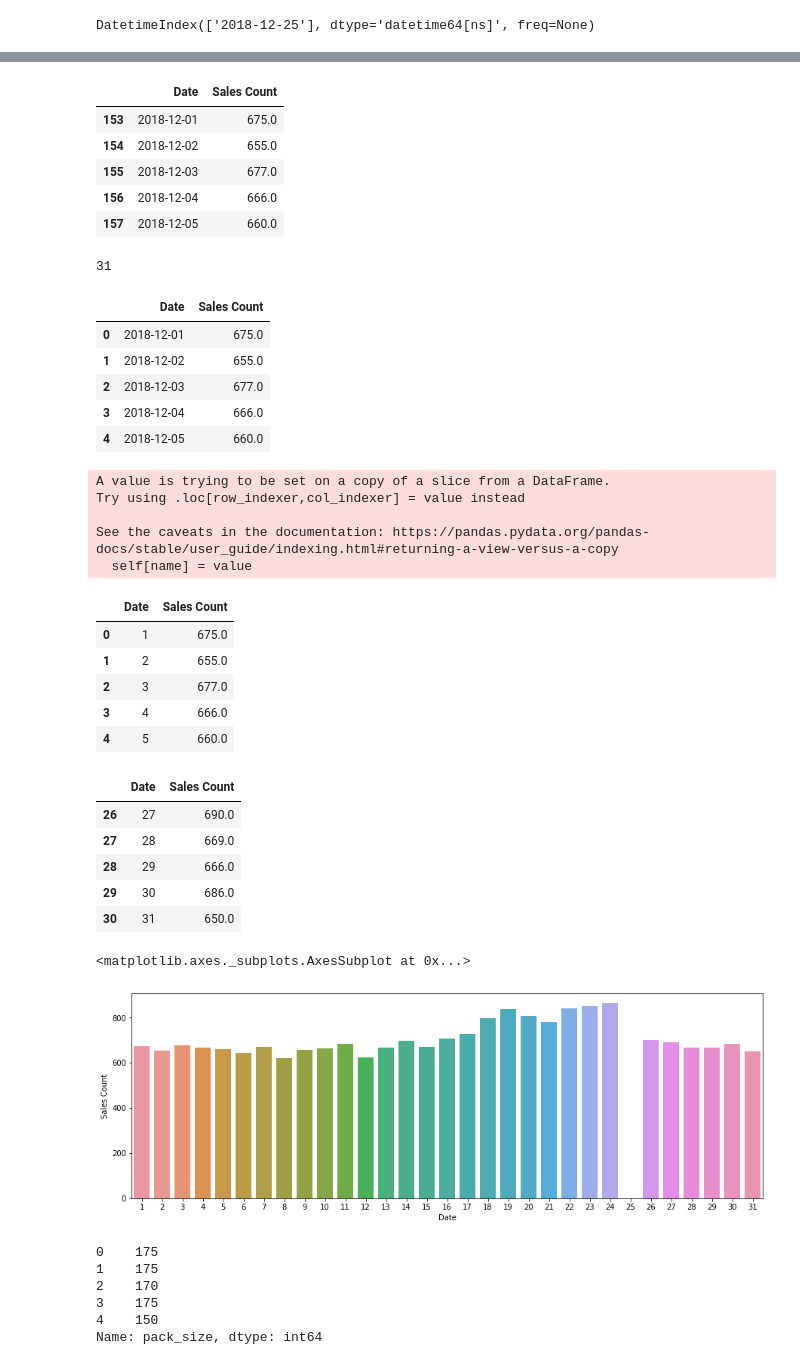
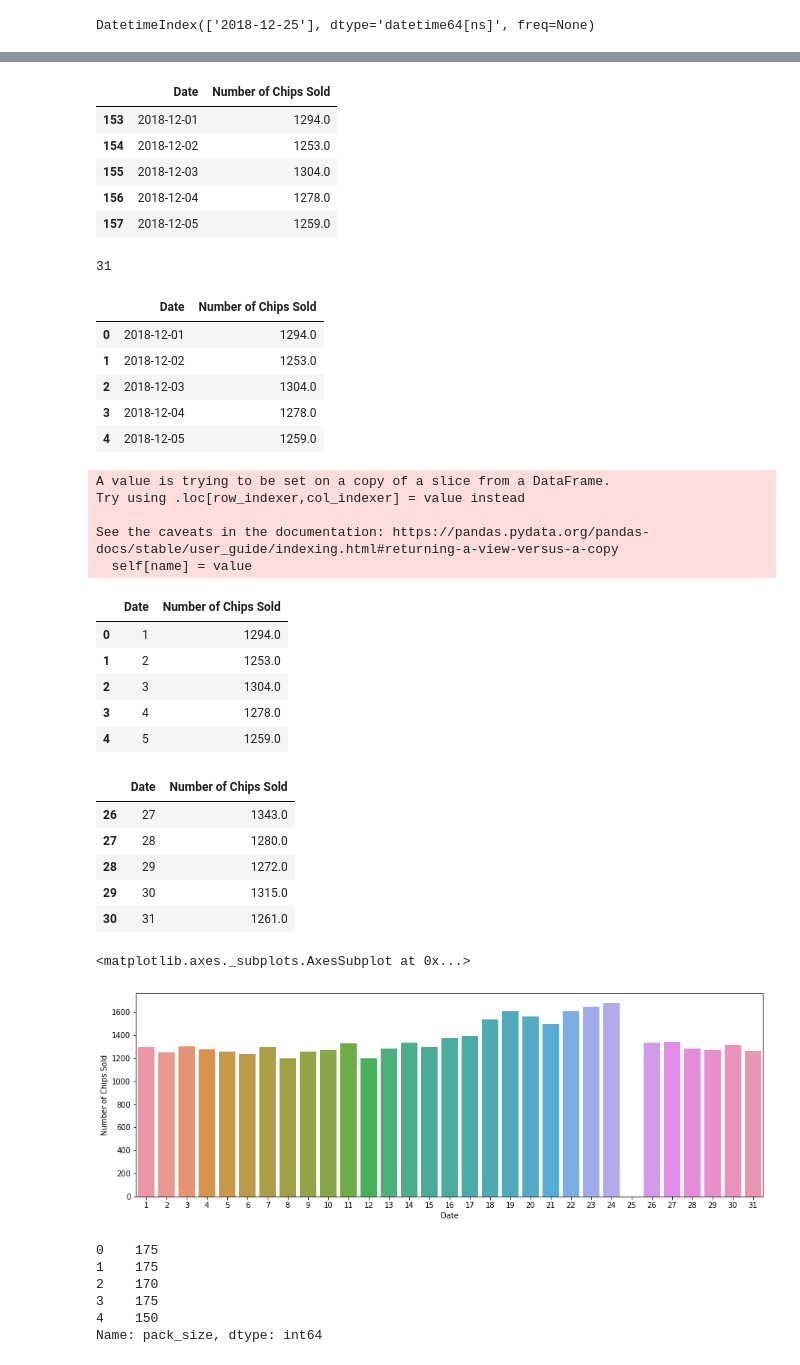
Before and after one commit to Johnson-a-hash/quantium-virtual-program, a Jupyter notebook: Quantium Module 1.ipynb, the cells around one changed output, grey strips where cells are left out. Drawn from its saved outputs; the diff is of its cells as text; code cells hidden in the pictures.

```diff
--- a/Quantium Module 1.ipynb
+++ b/Quantium Module 1.ipynb
@@ -140,12 +148,6 @@ transactionData['newdate'].head()
 3   2018-08-17
 4   2018-08-18
 Name: newdate, dtype: datetime64[ns]
-# %%
-# Create 'year', 'month' and 'day' features form 'newdate'
-
-transactionData['year'] = [t.year for t in pd.DatetimeIndex(transactionData.newdate)]
-transactionData['month'] = [t.month for t in pd.DatetimeIndex(transactionData.newdate)]
-transactionData['day'] = [t.day for t in pd.DatetimeIndex(transactionData.newdate)]
 # %%
 transactionData.head()
 # %% [output]
@@ -329,6 +346,6 @@ DatetimeIndex(['2018-12-25'], dtype='datetime64[ns]', freq=None)
 # %%
 # Create a new dataframe which contains the the number of transactions for each date
 
-a = pd.pivot_table(transactionData, values = 'TOT_SALES', index = 'newdate', aggfunc = 'count')
+a = pd.pivot_table(transactionData, values = 'PROD_QTY', index = 'newdate', aggfunc = 'sum')
 a.head()
 # %% [output]
@@ -342,5 +359,5 @@ a.head()
 # %%
 b = pd.DataFrame(index = pd.date_range(start = '2018-07-01', end = '2019-06-30'))
-b['TOT_SALES'] = 0
+b['PROD_QTY'] = 0
 b
 # %% [output]
@@ -372,5 +389,5 @@ c.head()
 # %%
 c.index.name = 'Date'
-c.rename(columns = {'TOT_SALES': 'Sales Count'}, inplace = True)
+c.rename(columns = {'PROD_QTY': 'Number of Chips Sold'}, inplace = True)
 c.head()
 # %% [output]
@@ -403,12 +438,12 @@ c.head()
 c_december = c[(c.Date < "2019-01-01") & (c.Date > "2018-11-30")]
 c_december.head()
 # %% [output]
-|  | Date | Sales Count |
-| 153 | 2018-12-01 | 675.0 |
-| 154 | 2018-12-02 | 655.0 |
-| 155 | 2018-12-03 | 677.0 |
-| 156 | 2018-12-04 | 666.0 |
-| 157 | 2018-12-05 | 660.0 |
+|  | Date | Number of Chips Sold |
+| 153 | 2018-12-01 | 1294.0 |
+| 154 | 2018-12-02 | 1253.0 |
+| 155 | 2018-12-03 | 1304.0 |
+| 156 | 2018-12-04 | 1278.0 |
+| 157 | 2018-12-05 | 1259.0 |
 # %%
 len(c_december)
 # %% [output]
@@ -417,12 +452,12 @@ len(c_december)
 c_december.reset_index(drop = True, inplace = True)
 c_december.head()
 # %% [output]
-|  | Date | Sales Count |
-| 0 | 2018-12-01 | 675.0 |
-| 1 | 2018-12-02 | 655.0 |
-| 2 | 2018-12-03 | 677.0 |
-| 3 | 2018-12-04 | 666.0 |
-| 4 | 2018-12-05 | 660.0 |
+|  | Date | Number of Chips Sold |
+| 0 | 2018-12-01 | 1294.0 |
+| 1 | 2018-12-02 | 1253.0 |
+| 2 | 2018-12-03 | 1304.0 |
+| 3 | 2018-12-04 | 1278.0 |
+| 4 | 2018-12-05 | 1259.0 |
 # %%
 # Relabel 'Date'
 
@@ -436,29 +471,29 @@ See the caveats in the documentation: https://pandas.pydata.org/pandas-docs/stab
 # %%
 c_december.head()
 # %% [output]
-|  | Date | Sales Count |
-| 0 | 1 | 675.0 |
-| 1 | 2 | 655.0 |
-| 2 | 3 | 677.0 |
-| 3 | 4 | 666.0 |
-| 4 | 5 | 660.0 |
+|  | Date | Number of Chips Sold |
+| 0 | 1 | 1294.0 |
+| 1 | 2 | 1253.0 |
+| 2 | 3 | 1304.0 |
+| 3 | 4 | 1278.0 |
+| 4 | 5 | 1259.0 |
 # %%
 c_december.tail()
 # %% [output]
-|  | Date | Sales Count |
-| 26 | 27 | 690.0 |
-| 27 | 28 | 669.0 |
-| 28 | 29 | 666.0 |
-| 29 | 30 | 686.0 |
-| 30 | 31 | 650.0 |
+|  | Date | Number of Chips Sold |
+| 26 | 27 | 1343.0 |
+| 27 | 28 | 1280.0 |
+| 28 | 29 | 1272.0 |
+| 29 | 30 | 1315.0 |
+| 30 | 31 | 1261.0 |
 # %%
 plt.figure(figsize = (15,5))
-sns.barplot(x = 'Date', y ='Sales Count', data = c_december)
+sns.barplot(x = 'Date', y ='Number of Chips Sold', data = c_december)
 
-# Comment: No sales transactions on Christmas Day (2018-12-25)
+# Comment: No sales on Christmas Day (2018-12-25)
 # %% [output]
 <matplotlib.axes._subplots.AxesSubplot at 0x...>
-[figure, old version]
+[figure, new version]
 # %%
 # Now that we are satisfied that the data no longer has outliers
 # We can move on to creating other features
```
Also changed, not shown: parts of 27 cells of this notebook.
